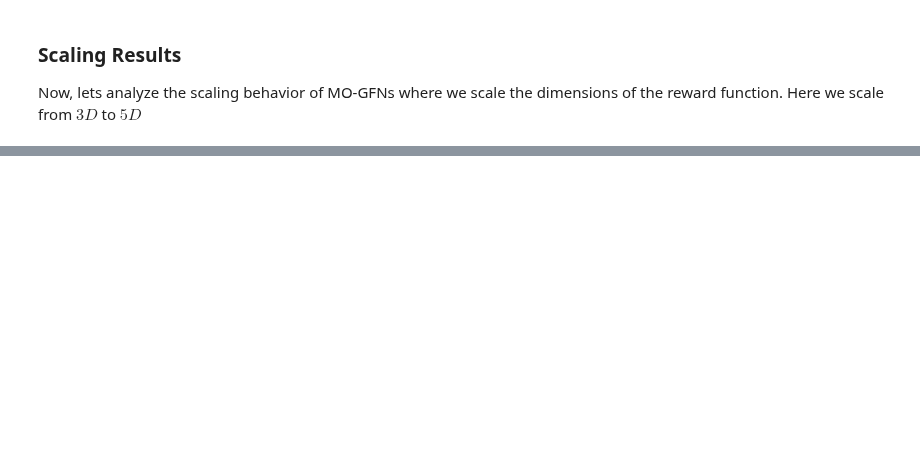
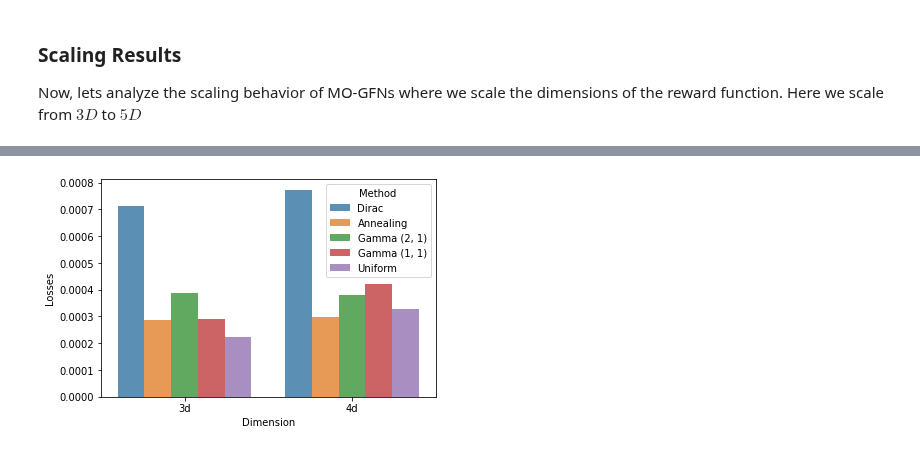
Before and after one commit to recursionpharma/gflownet, a Jupyter notebook: gflownet/examples/results.ipynb, the cells around one changed output, grey strips where cells are left out. Cells and saved outputs as stored; diff of their text form; code cells hidden in the pictures; blank space fills up the shorter version.

```diff
--- a/gflownet/examples/results.ipynb
+++ b/gflownet/examples/results.ipynb
@@ -335,0 +338,10 @@ pp.savefig("scaling_plots_dims_{}_abs.png".format(horizon))
+# %%
+# df.pivot('Dimension', 'Method', 'Losses').plot(kind='bar')
+my_encoding="Identity"
+horizon=32
+cond = (data["Encoding"] == my_encoding) & (data["Horizon"] == float(horizon))
+new_df = data.loc[cond]
+sns.barplot(x="Dimension", y="Losses", hue="Method", data=new_df, alpha=0.8)
+pp.savefig("scaling_plots_dims_{}_{}_abs.png".format(horizon, my_encoding))
+# %% [output]
+[figure, added]
```
Also changed, not shown: parts of 18 cells of this notebook.
